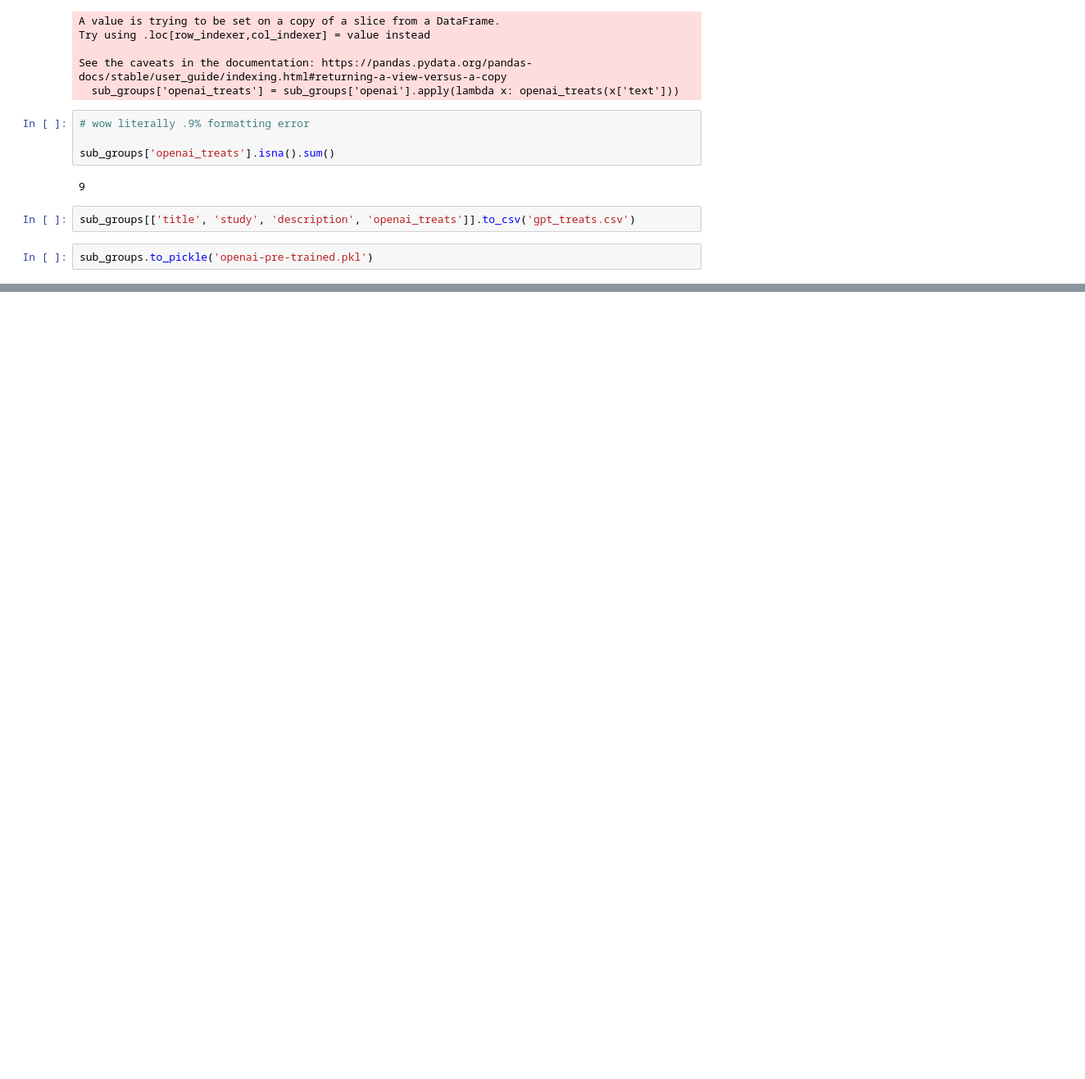
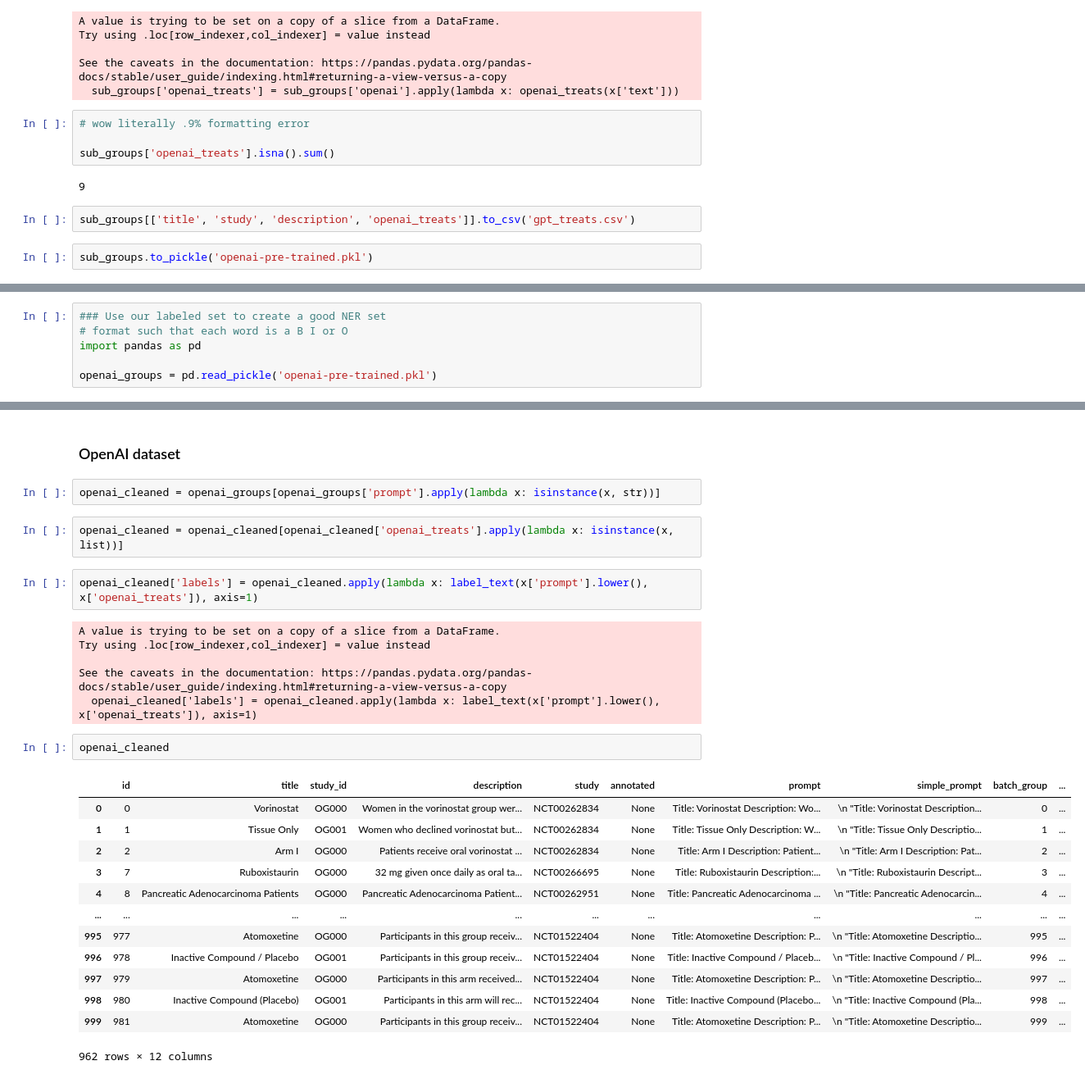
Before and after one commit to mediboard/treats, a Jupyter notebook: notebooks/TreatmentNER.ipynb, the cells around one changed output, grey strips where cells are left out. Shown at 82% size. Cells and saved outputs as stored; diff of their text form; blank space fills up the shorter version.

```diff
--- a/notebooks/TreatmentNER.ipynb
+++ b/notebooks/TreatmentNER.ipynb
@@ -780,0 +789,6 @@ response
+# %%
+### Use our labeled set to create a good NER set
+# format such that each word is a B I or O
+import pandas as pd
+
+openai_groups = pd.read_pickle('openai-pre-trained.pkl')
@@ -780,0 +888,30 @@ response
+# %% [markdown]
+### OpenAI dataset
+# %%
+openai_cleaned = openai_groups[openai_groups['prompt'].apply(lambda x: isinstance(x, str))]
+# %%
+openai_cleaned = openai_cleaned[openai_cleaned['openai_treats'].apply(lambda x: isinstance(x, list))]
+# %%
+openai_cleaned['labels'] = openai_cleaned.apply(lambda x: label_text(x['prompt'].lower(), x['openai_treats']), axis=1)
+# %% [output]
+A value is trying to be set on a copy of a slice from a DataFrame.
+Try using .loc[row_indexer,col_indexer] = value instead
+
+See the caveats in the documentation: https://pandas.pydata.org/pandas-docs/stable/user_guide/indexing.html#returning-a-view-versus-a-copy
+  openai_cleaned['labels'] = openai_cleaned.apply(lambda x: label_text(x['prompt'].lower(), x['openai_treats']), axis=1)
+# %%
+openai_cleaned
+# %% [output]
+|  | id | title | study_id | description | study | annotated | prompt | simple_prompt | batch_group | ... |
+| 0 | 0 | Vorinostat | OG000 | Women in the vorinostat group wer... | NCT00262834 | None | Title: Vorinostat Description: Wo... | \n "Title: Vorinostat Description... | 0 | ... |
+| 1 | 1 | Tissue Only | OG001 | Women who declined vorinostat but... | NCT00262834 | None | Title: Tissue Only Description: W... | \n "Title: Tissue Only Descriptio... | 1 | ... |
+| 2 | 2 | Arm I | OG000 | Patients receive oral vorinostat ... | NCT00262834 | None | Title: Arm I Description: Patient... | \n "Title: Arm I Description: Pat... | 2 | ... |
+| 3 | 7 | Ruboxistaurin | OG000 | 32 mg given once daily as oral ta... | NCT00266695 | None | Title: Ruboxistaurin Description:... | \n "Title: Ruboxistaurin Descript... | 3 | ... |
+| 4 | 8 | Pancreatic Adenocarcinoma Patients | OG000 | Pancreatic Adenocarcinoma Patient... | NCT00262951 | None | Title: Pancreatic Adenocarcinoma ... | \n "Title: Pancreatic Adenocarcin... | 4 | ... |
+| ... | ... | ... | ... | ... | ... | ... | ... | ... | ... | ... |
+| 995 | 977 | Atomoxetine | OG000 | Participants in this group receiv... | NCT01522404 | None | Title: Atomoxetine Description: P... | \n "Title: Atomoxetine Descriptio... | 995 | ... |
+| 996 | 978 | Inactive Compound / Placebo | OG001 | Participants in this group receiv... | NCT01522404 | None | Title: Inactive Compound / Placeb... | \n "Title: Inactive Compound / Pl... | 996 | ... |
+| 997 | 979 | Atomoxetine | OG000 | Participants in this arm received... | NCT01522404 | None | Title: Atomoxetine Description: P... | \n "Title: Atomoxetine Descriptio... | 997 | ... |
+| 998 | 980 | Inactive Compound (Placebo) | OG001 | Participants in this arm will rec... | NCT01522404 | None | Title: Inactive Compound (Placebo... | \n "Title: Inactive Compound (Pla... | 998 | ... |
+| 999 | 981 | Atomoxetine | OG000 | Participants in this group receiv... | NCT01522404 | None | Title: Atomoxetine Description: P... | \n "Title: Atomoxetine Descriptio... | 999 | ... |
+962 rows × 12 columns
```
Also changed, not shown: parts of 44 cells of this notebook.
